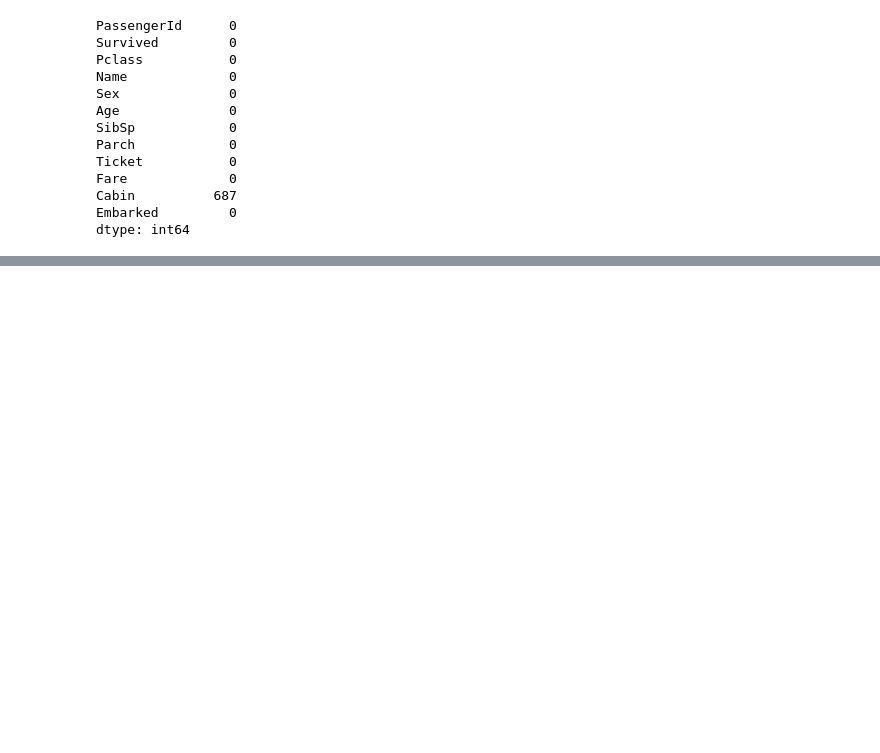
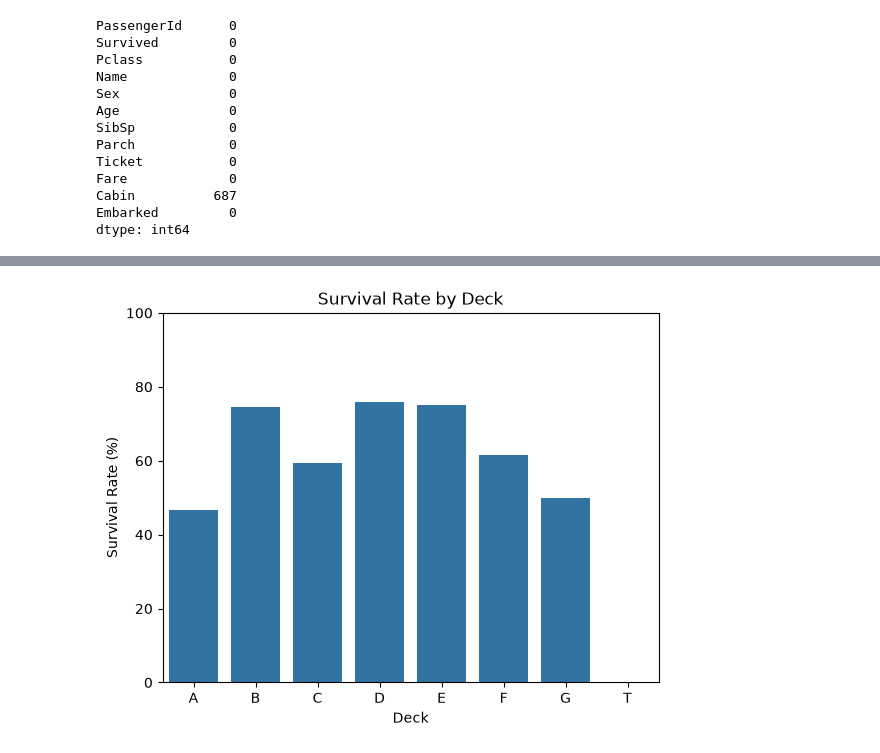
Before and after one commit to almamun252/ml-dl-learning, a Jupyter notebook: machine_learning/data_processing.ipynb, the cells around one changed output, grey strips where cells are left out. Drawn from its saved outputs; the diff is of its cells as text; code cells hidden in the pictures; blank space fills up the shorter version.

```diff
--- a/machine_learning/data_processing.ipynb
+++ b/machine_learning/data_processing.ipynb
@@ -249,0 +367,9 @@ dtype: int64
+# %%
+# Creating a DataFrame to show survival rate based on Deck
+deck_summary = (
+    processed_data
+    .groupby('Deck')['Survived']
+    .agg(['count','mean'])
+)
+
+deck_summary
@@ -249,0 +387,9 @@ dtype: int64
+# %%
+# Calculate survival rate based on Deck and rename the 'count' column to 'PassengerCount'
+
+deck_summary['SurvivalRate'] = deck_summary['mean']*100
+deck_summary = deck_summary.rename(
+    columns={'count': 'PassengerCount'}
+)
+
+deck_summary
@@ -249,0 +407,6 @@ dtype: int64
+# %%
+
+# Deleting the 'mean' column and resetting the index of the deck_summary DataFrame
+
+deck_summary = deck_summary.drop(columns=['mean']).reset_index()
+deck_summary
@@ -249,0 +423,17 @@ dtype: int64
+# %%
+# Visualizing the survival rate based on Deck using a bar plot
+sns.barplot(
+    data=deck_summary,
+    x='Deck',
+    y='SurvivalRate',
+    errorbar=None
+)
+
+plt.title('Survival Rate by Deck')
+plt.xlabel('Deck')
+plt.ylabel('Survival Rate (%)')
+plt.ylim(0,100)
+
+plt.show()
+# %% [output]
+[figure, added]
```
Also changed, not shown: parts of 23 cells of this notebook, 2 other files.
